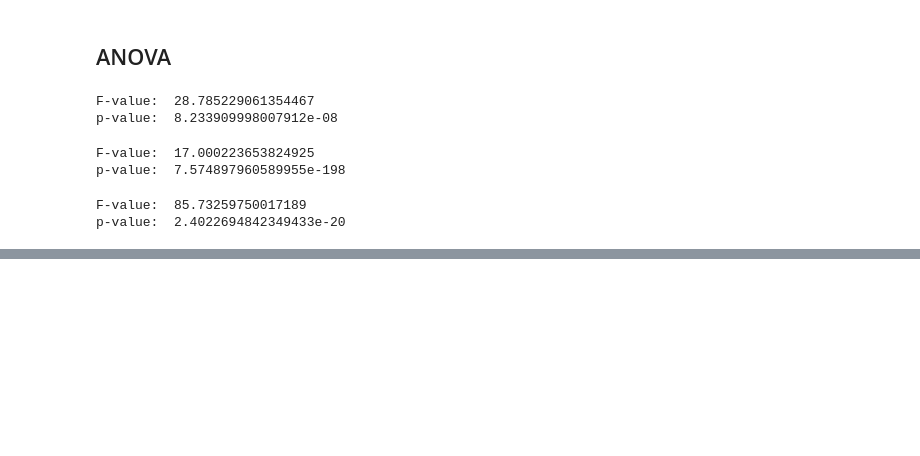
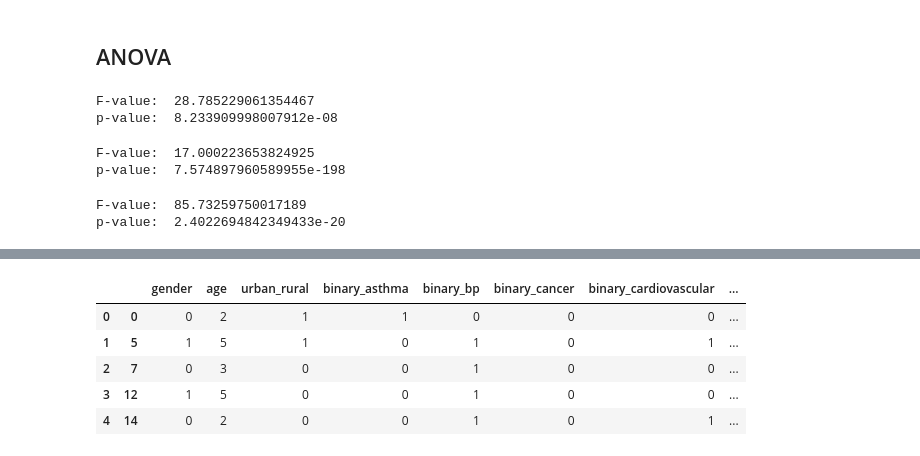
Before and after one commit to capstone2019/Capstone2019, a Jupyter notebook: Questions/Question 6.ipynb, the cells around one changed output, grey strips where cells are left out. Saved outputs shown, nothing was run; the diff lists cells and outputs as text; code cells hidden in the pictures; blank space fills up the shorter version.

```diff
--- a/Questions/Question 6.ipynb
+++ b/Questions/Question 6.ipynb
@@ -231,0 +273,29 @@ reg.score(X_test, y_test)
+# %%
+def binary_age_buckets(row):
+    if (row['age'] >= 18 and row['age'] <=29):
+        age_bucket = 0
+    elif (row['age'] >= 30 and row['age'] <= 39):
+        age_bucket = 1
+    elif (row['age'] >= 40 and row['age'] <= 49):
+        age_bucket = 2
+    elif (row['age'] >= 50 and row['age'] <= 59):
+        age_bucket = 3
+    elif (row['age'] >= 60 and row['age'] <= 69):
+        age_bucket = 4
+    elif (row['age'] >= 70):
+        age_bucket = 5
+    return age_bucket
+# %%
+mental_disorder_reference = sample['binary_mental_disorder']
+sample = sample.loc[:, sample.columns != 'binary_mental_disorder']
+sample['age'] = sample.apply(binary_age_buckets, axis=1)
+age_reference = sample.loc[sample['age'] == 0]
+sample = sample.loc[sample['age'] != 0]
+sample.head()
+# %% [output]
+|  |  | gender | age | urban_rural | binary_asthma | binary_bp | binary_cancer | binary_cardiovascular | ... |
+| 0 | 0 | 0 | 2 | 1 | 1 | 0 | 0 | 0 | ... |
+| 1 | 5 | 1 | 5 | 1 | 0 | 1 | 0 | 1 | ... |
+| 2 | 7 | 0 | 3 | 0 | 0 | 1 | 0 | 0 | ... |
+| 3 | 12 | 1 | 5 | 0 | 0 | 1 | 0 | 0 | ... |
+| 4 | 14 | 0 | 2 | 0 | 0 | 1 | 0 | 1 | ... |
```
Also changed, not shown: parts of 15 cells of this notebook.
